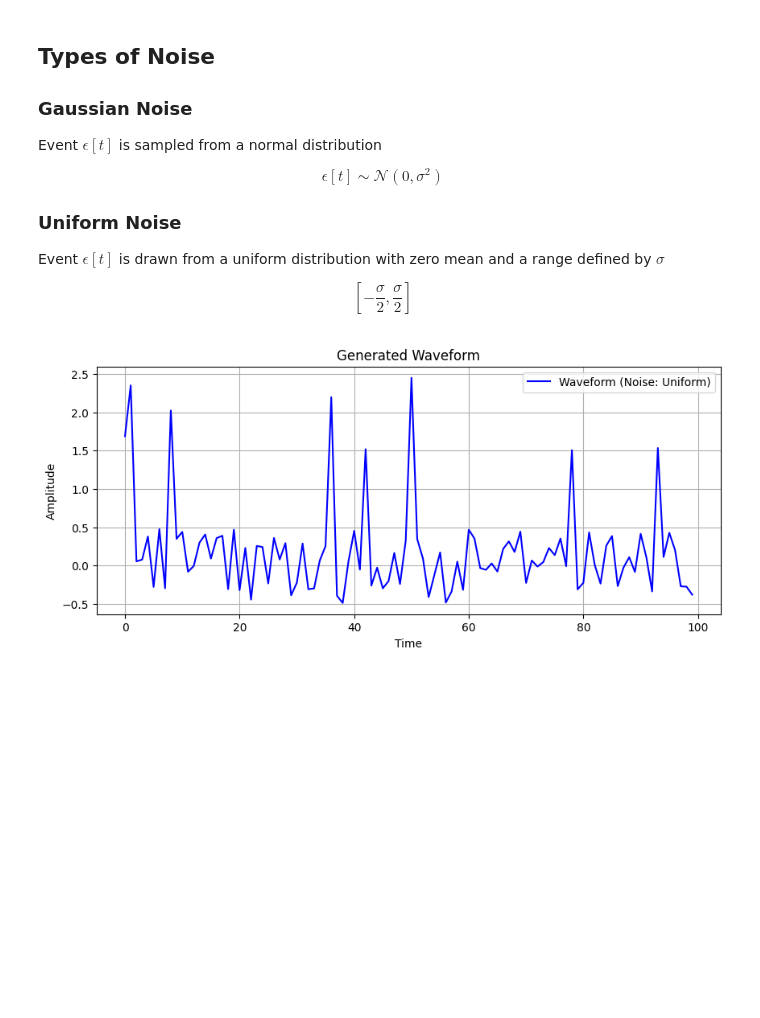
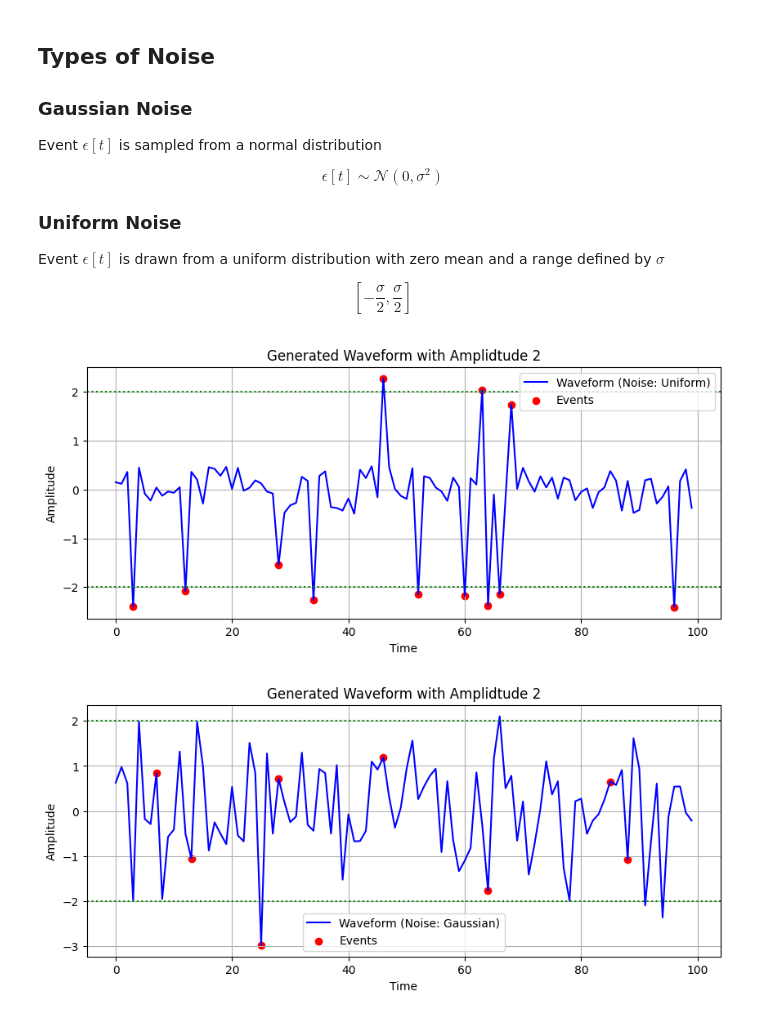
Before and after one commit to RyanL72/CSDS_364, a Jupyter notebook: Assignment_A2a/A2a_rhl72.ipynb, the cells around one changed output. Saved outputs shown, nothing was run; the diff lists cells and outputs as text; code cells hidden in the pictures; blank space fills up the shorter version.

Commit message:
Complete A2a genwaveform

```diff
--- a/Assignment_A2a/A2a_rhl72.ipynb
+++ b/Assignment_A2a/A2a_rhl72.ipynb
@@ -83,19 +51,31 @@ def genwaveform(N=100, alpha=0.1, A=1, mu=0, sigma=1, noisetype='Gaussian'):
 # %%
-def plot_waveform(N=100, alpha=0.1, A=1, mu=0, sigma=1, noisetype='Gaussian'):
-    """
-    Generates and plots the waveform.
-    """
-    wave = genwaveform(N, alpha, A, mu, sigma, noisetype)
+def plot_waveform(N=100, alpha=0.1, A=1, mu=0, sigma=1, noisetype='Gaussian', threshold=None):
+
+    # Generate waveform and event indices
+    wave, event_indices = genwaveform(N, alpha, A, mu, sigma, noisetype)
+
+    # Create the plot
     plt.figure(figsize=(10, 4))
     plt.plot(wave, label=f'Waveform (Noise: {noisetype})', color='b')
+
+    # Plot event markers (red dots)
+    plt.scatter(event_indices, wave[event_indices], color='red', label="Events", marker='o')
+
+    # Add threshold lines if specified
+    if threshold is not None:
+        plt.axhline(threshold, color='green', linestyle="dotted")
+        plt.axhline(-threshold, color='green', linestyle="dotted")
+
+    # Labels and title
     plt.xlabel("Time")
     plt.ylabel("Amplitude")
-    plt.title("Generated Waveform")
+    plt.title(f"Generated Waveform with Amplidtude {A}")
     plt.legend()
     plt.grid()
     plt.show()
-
-# Example usage
-plot_waveform(N=100, alpha=0.1, A=2, mu=0, sigma=1, noisetype='Uniform')
-# %% [output]
-[figure, removed]
+# %%
+plot_waveform(N=100, alpha=0.1, A=2, mu=0, sigma=1, noisetype='Uniform', threshold=2)
+plot_waveform(N=100, alpha=0.1, A=2, mu=0, sigma=1, noisetype='Gaussian', threshold=2)
+# %% [output]
+[figure, added]
+[figure, added]
```
Also changed, not shown: parts of 2 cells of this notebook, 1 other file.
